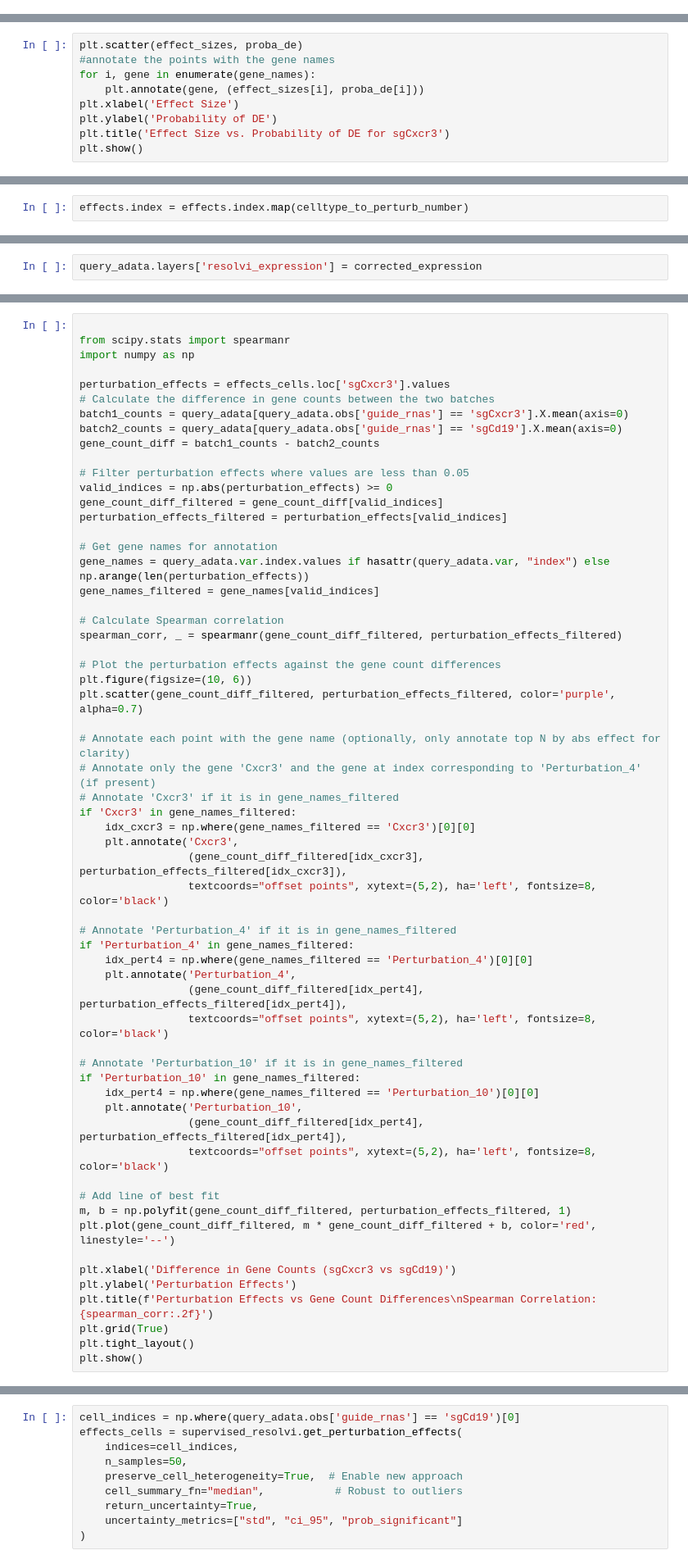
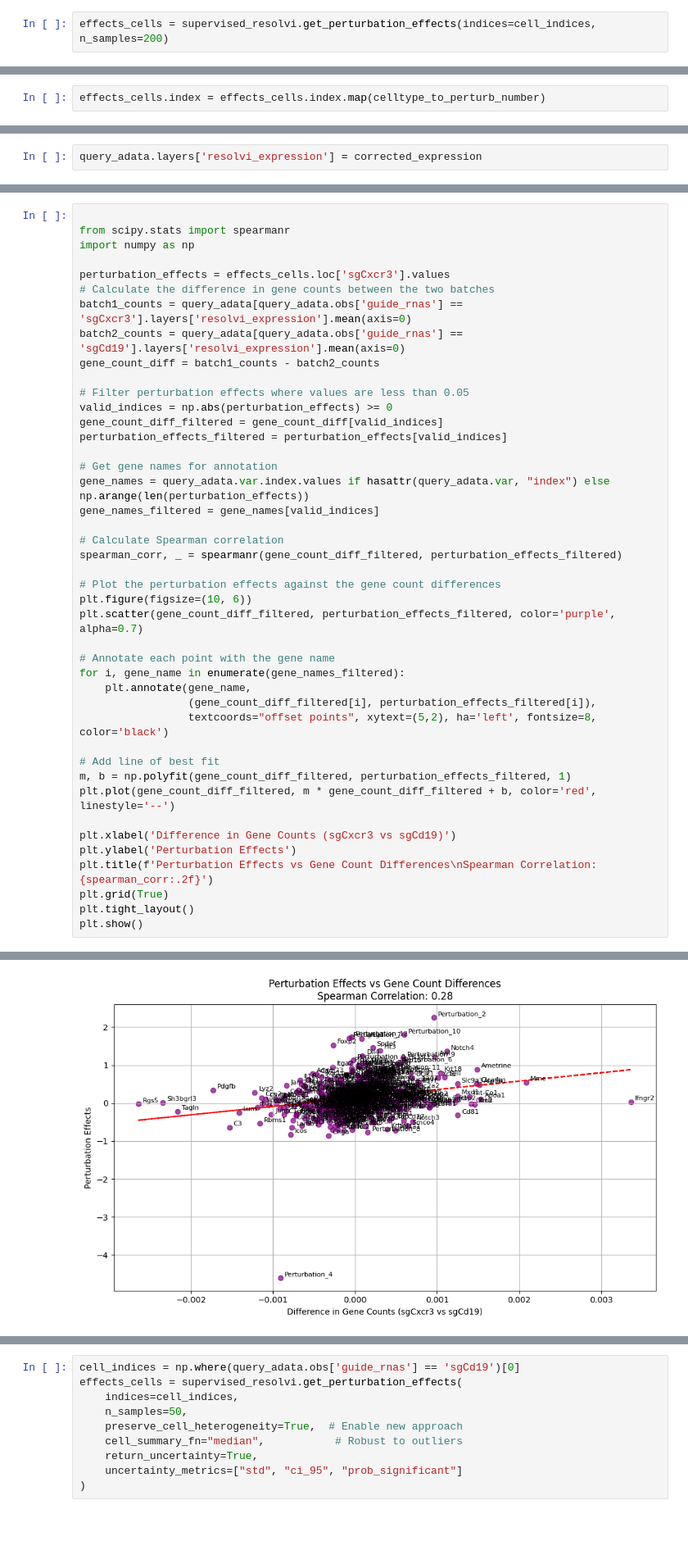
Before and after one commit to amonell/scvi-tools, a Jupyter notebook: resolve_perurb_tests/test1.ipynb, the cells around one changed output, grey strips where cells are left out. Shown at 82% size. Cells and saved outputs as stored; diff of their text form; blank space fills up the shorter version.

```diff
--- a/resolve_perurb_tests/test1.ipynb
+++ b/resolve_perurb_tests/test1.ipynb
@@ -157,3 +90,5 @@ KeyError: 'is_de_fdr'
+# %%
+effects_cells = supervised_resolvi.get_perturbation_effects(indices=cell_indices, n_samples=200)
 # %%
 df = pd.DataFrame(list(zip(query_adata.obs['guide_rnas'].values, query_adata.obsm['_scvi_extra_categorical_covs']['guide_rnas'].values)), columns = ['celltype', 'perturb_number'])
 celltype_to_perturb_number = dict(zip(df['perturb_number'], df['celltype']))
@@ -168,9 +96,0 @@ gene_names = de_results[de_results['perturbation'] == 'sgCxcr3']['gene'].values
-# %%
-plt.scatter(effect_sizes, proba_de)
-#annotate the points with the gene names
-for i, gene in enumerate(gene_names):
-    plt.annotate(gene, (effect_sizes[i], proba_de[i]))
-plt.xlabel('Effect Size')
-plt.ylabel('Probability of DE')
-plt.title('Effect Size vs. Probability of DE for sgCxcr3')
-plt.show()
@@ -219,2 +97,2 @@ check with not just sgCD19 cells to see if the effects are correct per perturbat
 # %%
-effects.index = effects.index.map(celltype_to_perturb_number)
+effects_cells.index = effects_cells.index.map(celltype_to_perturb_number)
@@ -281,8 +151,8 @@ import numpy as np
 
 perturbation_effects = effects_cells.loc['sgCxcr3'].values
 # Calculate the difference in gene counts between the two batches
-batch1_counts = query_adata[query_adata.obs['guide_rnas'] == 'sgCxcr3'].X.mean(axis=0)
-batch2_counts = query_adata[query_adata.obs['guide_rnas'] == 'sgCd19'].X.mean(axis=0)
+batch1_counts = query_adata[query_adata.obs['guide_rnas'] == 'sgCxcr3'].layers['resolvi_expression'].mean(axis=0)
+batch2_counts = query_adata[query_adata.obs['guide_rnas'] == 'sgCd19'].layers['resolvi_expression'].mean(axis=0)
 gene_count_diff = batch1_counts - batch2_counts
 
 # Filter perturbation effects where values are less than 0.05
@@ -301,27 +171,10 @@ spearman_corr, _ = spearmanr(gene_count_diff_filtered, perturbation_effects_filt
 plt.figure(figsize=(10, 6))
 plt.scatter(gene_count_diff_filtered, perturbation_effects_filtered, color='purple', alpha=0.7)
 
-# Annotate each point with the gene name (optionally, only annotate top N by abs effect for clarity)
-# Annotate only the gene 'Cxcr3' and the gene at index corresponding to 'Perturbation_4' (if present)
-# Annotate 'Cxcr3' if it is in gene_names_filtered
-if 'Cxcr3' in gene_names_filtered:
-    idx_cxcr3 = np.where(gene_names_filtered == 'Cxcr3')[0][0]
-    plt.annotate('Cxcr3',
-                 (gene_count_diff_filtered[idx_cxcr3], perturbation_effects_filtered[idx_cxcr3]),
-                 textcoords="offset points", xytext=(5,2), ha='left', fontsize=8, color='black')
-
-# Annotate 'Perturbation_4' if it is in gene_names_filtered
-if 'Perturbation_4' in gene_names_filtered:
-    idx_pert4 = np.where(gene_names_filtered == 'Perturbation_4')[0][0]
-    plt.annotate('Perturbation_4',
-                 (gene_count_diff_filtered[idx_pert4], perturbation_effects_filtered[idx_pert4]),
-                 textcoords="offset points", xytext=(5,2), ha='left', fontsize=8, color='black')
-
-# Annotate 'Perturbation_10' if it is in gene_names_filtered
-if 'Perturbation_10' in gene_names_filtered:
-    idx_pert4 = np.where(gene_names_filtered == 'Perturbation_10')[0][0]
-    plt.annotate('Perturbation_10',
-                 (gene_count_diff_filtered[idx_pert4], perturbation_effects_filtered[idx_pert4]),
+# Annotate each point with the gene name
+for i, gene_name in enumerate(gene_names_filtered):
+    plt.annotate(gene_name,
+                 (gene_count_diff_filtered[i], perturbation_effects_filtered[i]),
                  textcoords="offset points", xytext=(5,2), ha='left', fontsize=8, color='black')
 
 # Add line of best fit
@@ -338,0 +191 @@ AttributeError: 'dict' object has no attribute 'loc'
+[figure, added]
```
Also changed, not shown: parts of 27 cells of this notebook, 3 other files.
